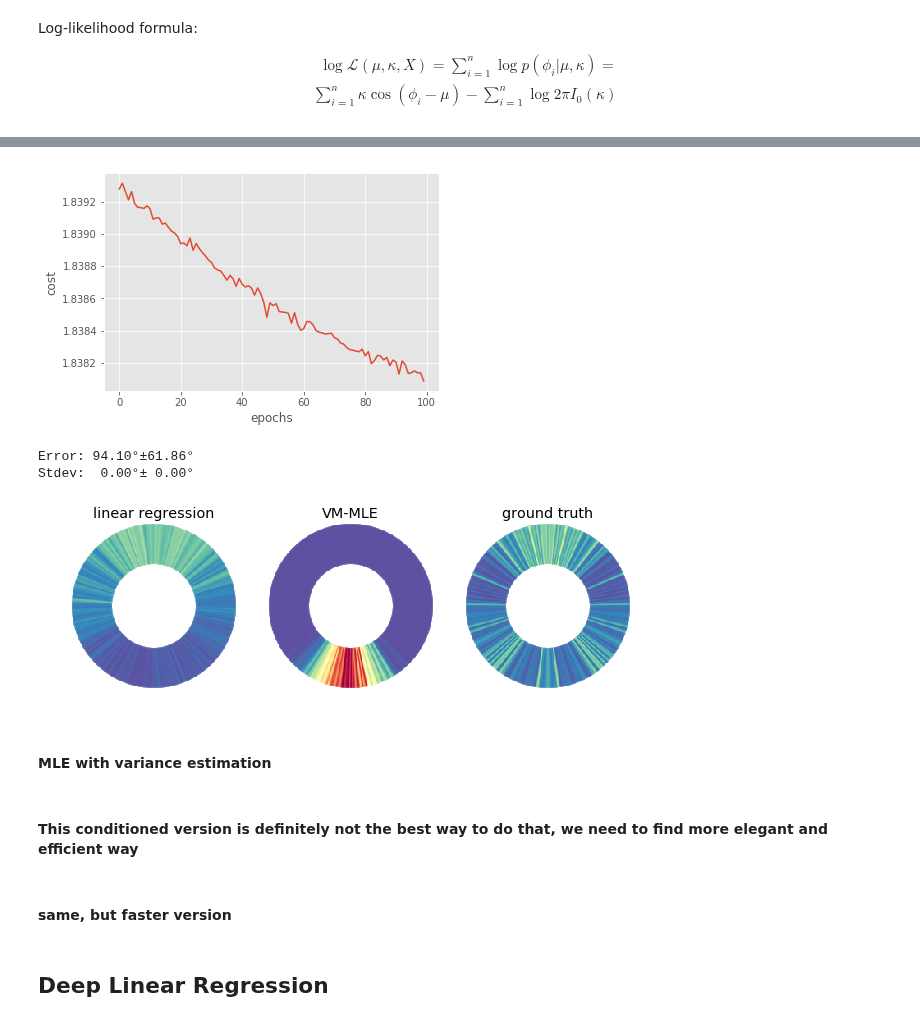
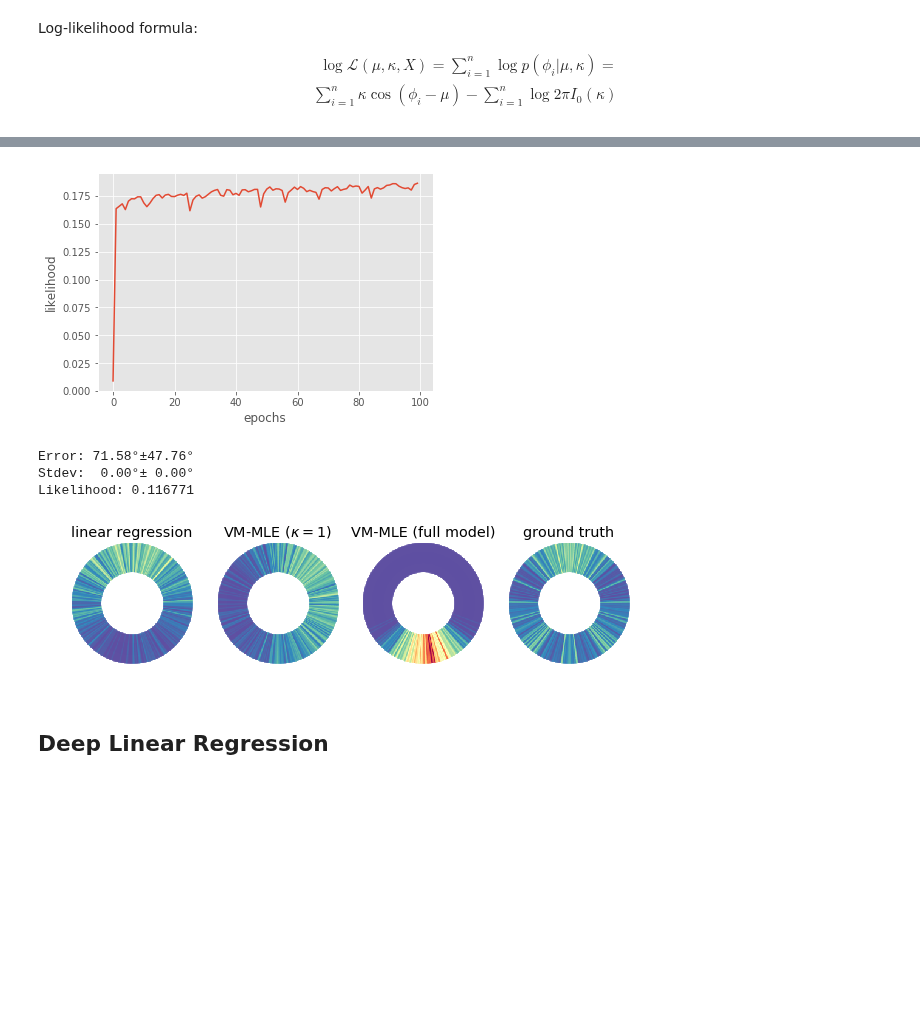
Before and after one commit to sergeyprokudin/BiternionNet, a Jupyter notebook: Experiments - TownCentre.ipynb, the cells around one changed output, grey strips where cells are left out. Saved outputs shown, nothing was run; the diff lists cells and outputs as text; code cells hidden in the pictures; blank space fills up the shorter version.

Commit message:
VM with kappa added

```diff
--- a/Experiments - TownCentre.ipynb
+++ b/Experiments - TownCentre.ipynb
@@ -260,8 +260,8 @@ def dotrain_eval_tf(Xtr, ytr, Xte, yte, nruns = 5, nepochs=50, batchsize=100, de
                 for Xb, yb in batched(batchsize, Xtr, ytr, shuf=True):
                     Xb_aug, yb_aug = aug.augbatch_train(Xb, yb)
                     yb_aug = yb_aug.reshape(-1,1)
-                    _, preds, batch_losses = sess.run([train_step, y_target_tf, loss_tf],
-                                                      feed_dict={x_tf: Xb_aug, y_target_tf: yb_aug})
+                    _, preds, batch_losses = sess.run([train_step, y_pred_tf, loss_tf],
+                                                      feed_dict={x_tf: Xb_aug, y_target_tf: yb_aug.reshape(-1,1)})
                     epoch_losses.append(np.mean(batch_losses))
                 mean_epoch_loss = np.mean(epoch_losses)
                 epochs_losses.append(mean_epoch_loss)
@@ -305,11 +305,11 @@ nets_shallow_linreg = [df.Sequential(
 #### TensorFlow
 # %%
 def weight_variable(shape):
-    initial = tf.constant(0.0, shape=shape)
+    initial = tf.constant(0.01, shape=shape)
     return tf.Variable(initial)
 
 def bias_variable(shape):
-    initial = tf.constant(0.0, shape=shape)
+    initial = tf.constant(0.01, shape=shape)
     return tf.Variable(initial)
 
 def shallow_linear_regression_model(x):
@@ -695,0 +727,3 @@ def vm_shallow_linear_regression_model(x):
+# %%
+nruns=1
+nepochs=100
@@ -697,9 +811,12 @@ def vm_shallow_linear_regression_model(x):
 tf.reset_default_graph()
 
 x_tf, y_target_tf = input_tensors()
-mu_tf, kappa_tf = vm_shallow_linear_regression_model(x_tf)
-y_pred_tf = mu_tf
-loss_tf = -log_likelihood_tf(y_target_tf, mu_tf, 1.0, radian_input=False)
-train_step = tf.train.AdamOptimizer(learning_rate=0.01).minimize(loss_tf)
-
+#y_preds_tf = tf.placeholder(tf.float64, shape=[None, 1])
+y_pred_tf = shallow_linear_regression_model(x_tf)
+#loss_tf = -log_likelihood_tf(y_target_tf, y_pred_tf, 1.0, radian_input=False)
+kappa_tf = shallow_linear_regression_model(x_tf)
+#loss_tf = mad_loss(y_target_tf, y_pred_tf)
+loss_tf = -log_likelihood_tf(y_target_tf, y_pred_tf, kappa_tf, radian_input=False)
+train_step = tf.train.AdamOptimizer(learning_rate=0.001).minimize(loss_tf)
 init_op = tf.global_variables_initializer()
+y_preds_lr_mle_full, kappa_full, losses_plots = dotrain_eval_tf(Xtr, ytr, Xte, yte, debug_print=False, nruns=nruns, nepochs=nepochs)
@@ -738,36 +825,36 @@ KeyboardInterrupt:
 # %%
 import matplotlib.pyplot as plt
 
-plt.plot(range(0, len(losses_plots[0])), losses_plots[0])
+plt.plot(range(0, len(losses_plots[0])), np.exp(-np.asarray(losses_plots[0])))
 plt.xlabel('epochs')
-plt.ylabel('cost')
+plt.ylabel('likelihood')
 plt.show()
 # %% [output]
-[figure, old version]
+[figure, new version]
 # %%
 Xte_aug, yte_aug = aug.augbatch_train(Xte, yte)
 yte_aug = yte_aug[:,None]
-show_errs_deg(y_preds_shallow_linreg_mle, yte_aug)
+show_errs_deg(y_preds_lr_mle_full, yte_aug)
+test_likelihood = np.exp(log_likelihood_np(yte_aug, y_preds_lr_mle_full, kappa_full))
+print("Likelihood: %f"%test_likelihood)
 # %% [output]
-Error: 94.10°±61.86°
+Error: 71.58°±47.76°
 Stdev:  0.00°± 0.00°
+Likelihood: 0.116771
 # %%
-fig, axes = plt.subplots(1, 3, figsize=(10,4))
-hm_pred_lr = cyclic_filter(mkheatmap_deg(np.concatenate(y_preds_shallow_linreg)[:,0], nbins=3600)/5, gaussfilter(41))
-hm_pred_lr_mle = cyclic_filter(mkheatmap_deg(np.concatenate(y_preds_shallow_linreg_mle)[:,0], nbins=3600)/nruns, gaussfilter(41))
+fig, axes = plt.subplots(1, 4, figsize=(10,4))
+hm_pred_lr_mae = cyclic_filter(mkheatmap_deg(np.concatenate(y_preds_lr_mae)[:,0], nbins=3600)/nruns, gaussfilter(41))
+hm_pred_lr_mle_fixed = cyclic_filter(mkheatmap_deg(np.concatenate(y_preds_lr_mle_fixed)[:,0], nbins=3600)/nruns, gaussfilter(41))
+hm_pred_lr_mle_full = cyclic_filter(mkheatmap_deg(np.concatenate(y_preds_lr_mle_full)[:,0], nbins=3600)/nruns, gaussfilter(41))
 hm_real = cyclic_filter(mkheatmap_deg(yte, nbins=3600), gaussfilter(41))
-donut(axes[0], hm_pred_lr/(len(yte)/400), bg=(201, 201), R=50, aapow=40);
+donut(axes[0], hm_pred_lr_mae/(len(yte)/400), bg=(201, 201), R=50, aapow=40);
 axes[0].set_title('linear regression')
-donut(axes[1], hm_pred_lr_mle/(len(yte)/400), bg=(201, 201), R=50, aapow=40);
-axes[1].set_title('VM-MLE')
-donut(axes[2], hm_real/(len(yte)/400), bg=(201, 201), R=50, aapow=40);
-axes[2].set_title('ground truth')
+donut(axes[1], hm_pred_lr_mle_fixed/(len(yte)/400), bg=(201, 201), R=50, aapow=40);
+axes[1].set_title('VM-MLE ($\kappa=1$)')
+donut(axes[2], hm_pred_lr_mle_full/(len(yte)/400), bg=(201, 201), R=50, aapow=40);
+axes[2].set_title('VM-MLE (full model)')
+donut(axes[3], hm_real/(len(yte)/400), bg=(201, 201), R=50, aapow=40);
+axes[3].set_title('ground truth')
 plt.show()
 # %% [output]
-[figure, old version]
+[figure, new version]
-# %% [markdown]
-#### MLE with variance estimation
-# %% [markdown]
-#### This conditioned version is definitely not the best way to do that, we need to find more elegant and efficient way
-# %% [markdown]
-#### same, but faster version
```
Also changed, not shown: parts of 27 cells of this notebook.
